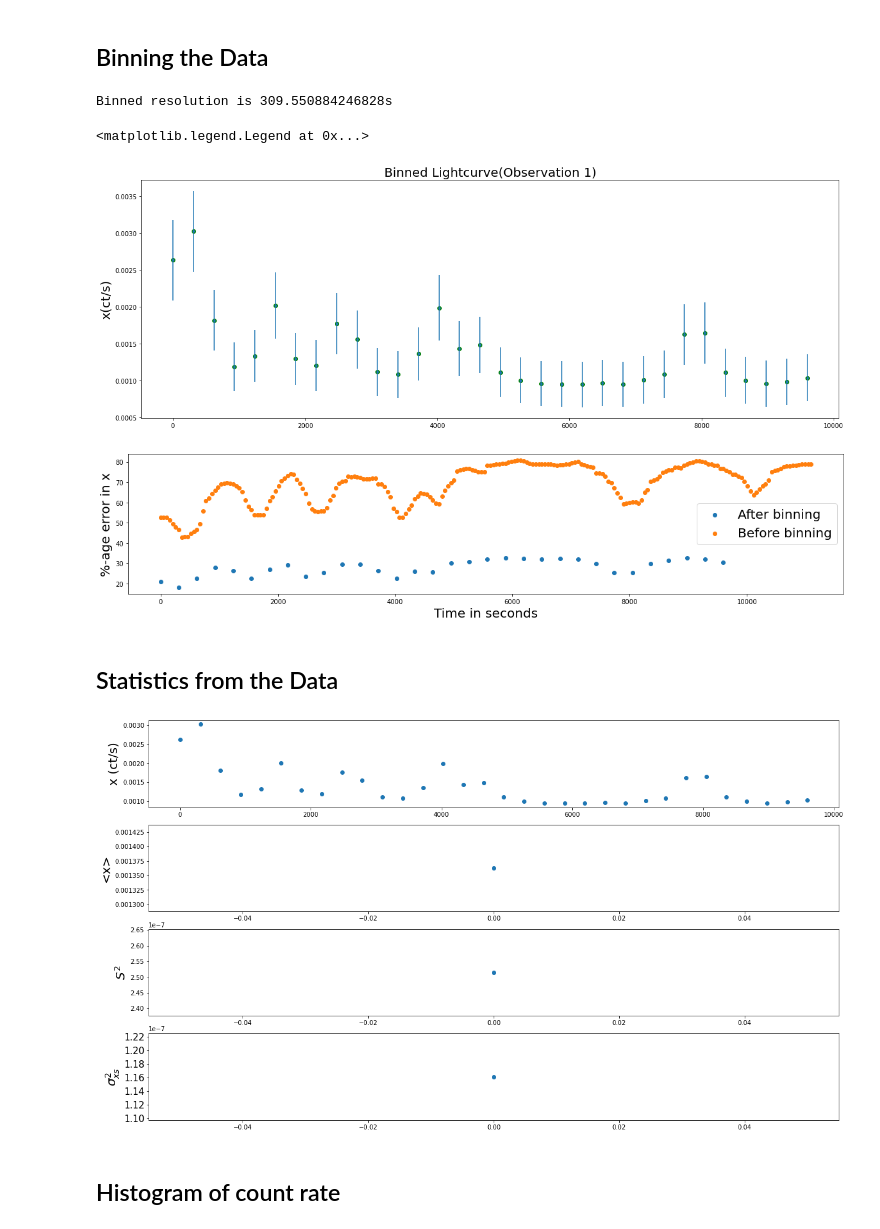
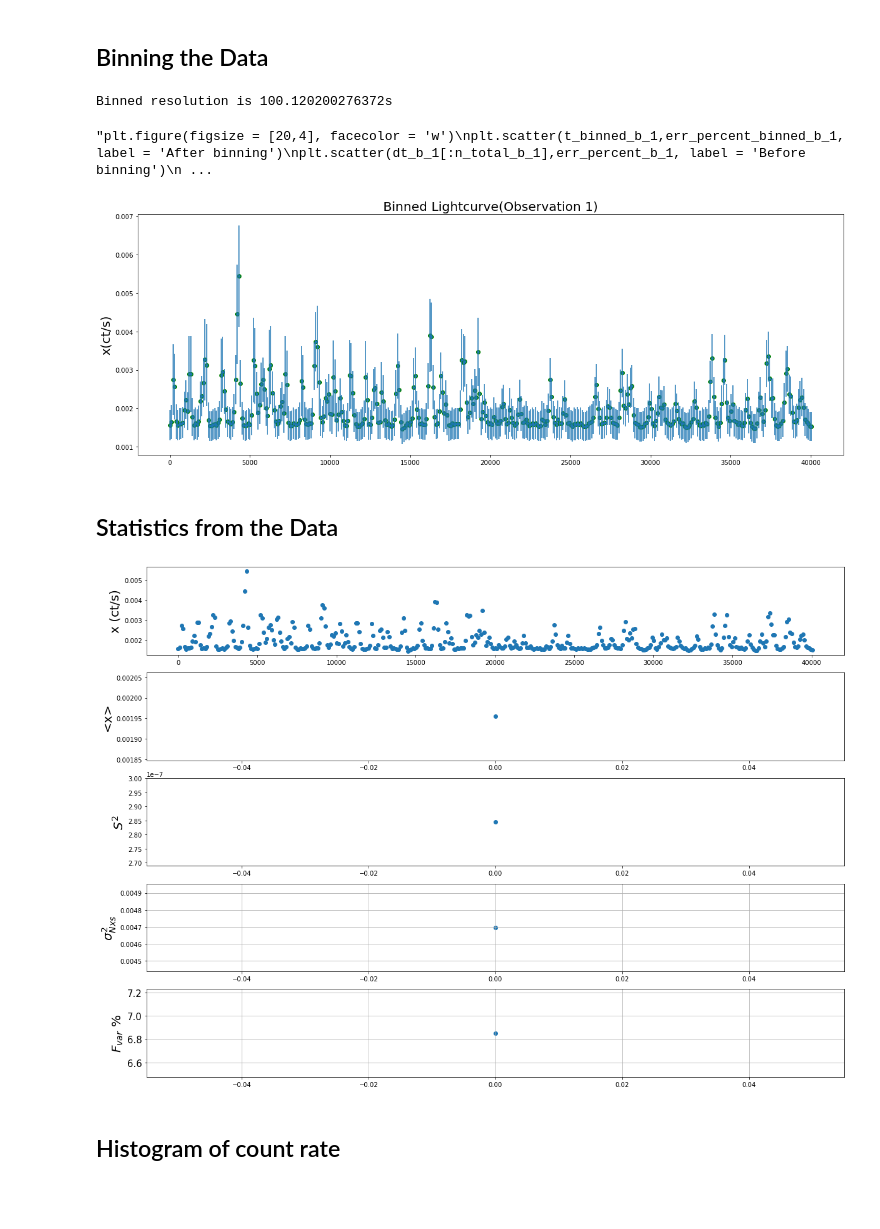
Before and after one commit to Samrat0512/IIST-MS-Project, a Jupyter notebook: Lightcurves/new_source_11/ACIS_Broad_Band.ipynb, the cells around one changed output. Saved outputs shown, nothing was run; the diff lists cells and outputs as text; code cells hidden in the pictures; blank space fills up the shorter version.

```diff
--- a/Lightcurves/new_source_11/ACIS_Broad_Band.ipynb
+++ b/Lightcurves/new_source_11/ACIS_Broad_Band.ipynb
@@ -70,8 +70,8 @@ plt.legend(fontsize = 20)
 # %% [markdown]
 ## Binning the Data
 # %%
-n_total_b_1 = 216 #Total data points
-n_bin_b_1 = 32 #Number of bins
+n_total_b_1 = 2406 #Total data points
+n_bin_b_1 = 401 #Number of bins
 bin_size_b_1 = int(n_total_b_1/n_bin_b_1) #Bin size in units of data points
 binned_resolution_b_1 = bin_size_b_1*resolution_b_1
 print(f'Binned resolution is {binned_resolution_b_1}s')
@@ -104,24 +104,23 @@ plt.scatter(t_binned_b_1,cr_binned_b_1,c='green')
 plt.errorbar(t_binned_b_1, cr_binned_b_1, err_binned_b_1,fmt = '.')
 plt.title('Binned Lightcurve(Observation 1)', fontsize = 20)
 plt.ylabel('x(ct/s)', fontsize = 20)
-plt.figure(figsize = [20,4], facecolor = 'w')
+'''plt.figure(figsize = [20,4], facecolor = 'w')
 plt.scatter(t_binned_b_1,err_percent_binned_b_1, label = 'After binning')
 plt.scatter(dt_b_1[:n_total_b_1],err_percent_b_1, label = 'Before binning')
 #plt.ylim(9.3,11)
 plt.ylabel('%-age error in x', fontsize = 20)
 plt.xlabel('Time in seconds', fontsize = 20)
-plt.legend(fontsize = 20)
+plt.legend(fontsize = 20)'''
 # %% [output]
-Binned resolution is 309.550884246828s
+Binned resolution is 100.120200276372s
-<matplotlib.legend.Legend at 0x...>
+"plt.figure(figsize = [20,4], facecolor = 'w')\nplt.scatter(t_binned_b_1,err_percent_binned_b_1, label = 'After binning')\nplt.scatter(dt_b_1[:n_total_b_1],err_percent_b_1, label = 'Before binning')\n ...
-[figure, old version]
+[figure, new version]
-[figure, removed]
 # %% [markdown]
 ## Statistics from the Data
 # %%
 #MAKING AVG FLUX OF EVERY 20 POINTS
-n_binned = 32#Total data points(already binned)
-bin_size = 32#size of the bin in data points
+n_binned = 401#Total data points(already binned)
+bin_size = 401#size of the bin in data points
 n_points = int(n_binned/bin_size) #no. of data points
 
 #print(n_points)
@@ -137,6 +136,8 @@ for i in range(n_points):
 
 var = [] #variance
 xs_var = [] #excess variance
+Nxs_var = [] #Normalized excess variance
+F_var = []
 for i in range(n_points):
     sum = 0
     sum_err_sq = 0 #sum of squared err
@@ -148,38 +149,46 @@ for i in range(n_points):
     #print('var ',sum/19)
     var.append(sum/(bin_size - 1))
     xs_var.append(var[i] - avg_sum_err_sq)
+    Nxs_var.append(xs_var[i]/c_avg[i]**2)
+    F_var.append((Nxs_var[i]**0.5)*100)
 
 #EXPECTATION VALUE OF VARIANCE
 '''
 expect_var = []
 t_further = []
 for i in range(7):
     sum = 0
     t_further.append(t_avg[i*20])
     for j in range(20):
         sum += var[j+i*20]
     expect_var.append(sum/20)
 '''
 #PLOTTING
 plt.figure(figsize = [20,15])
 ax1 = plt.subplot(511)
 ax2 = plt.subplot(512)
 ax3 = plt.subplot(513)
 ax4 = plt.subplot(514)
+ax5 = plt.subplot(515)
 ax1.scatter(t_binned_b_1, cr_binned_b_1)
 ax1.set_ylabel('x (ct/s)', fontsize = 20)
 ax2.scatter(t_avg, c_avg)
 ax2.set_ylabel('<x>', fontsize = 20)
 ax3.scatter(t_avg, var)
 ax3.set_ylabel('$S^2$', fontsize = 20)
 y = plt.yticks(fontsize = 15)
 #ax3.set_yscale('log')
-ax4.scatter(t_avg, xs_var)
-ax4.set_ylabel('$σ_{xs}^2$', fontsize = 20)
+ax4.scatter(t_avg, Nxs_var)
+ax4.set_ylabel('$σ_{Nxs}^2$', fontsize = 20)
 y = plt.yticks(fontsize = 15)
+ax4.grid(True)
 #ax4.set_yscale('log')
+ax5.scatter(t_avg, F_var)
+ax5.set_ylabel('$F_{var} $ %', fontsize = 20)
+y = plt.yticks(fontsize = 15)
+ax5.grid(True)
 # %% [output]
-[figure, old version]
+[figure, new version]
 # %% [markdown]
 ## Histogram of count rate
 # %% [markdown]
```
Also changed, not shown: parts of 7 cells of this notebook, 5 other files.
